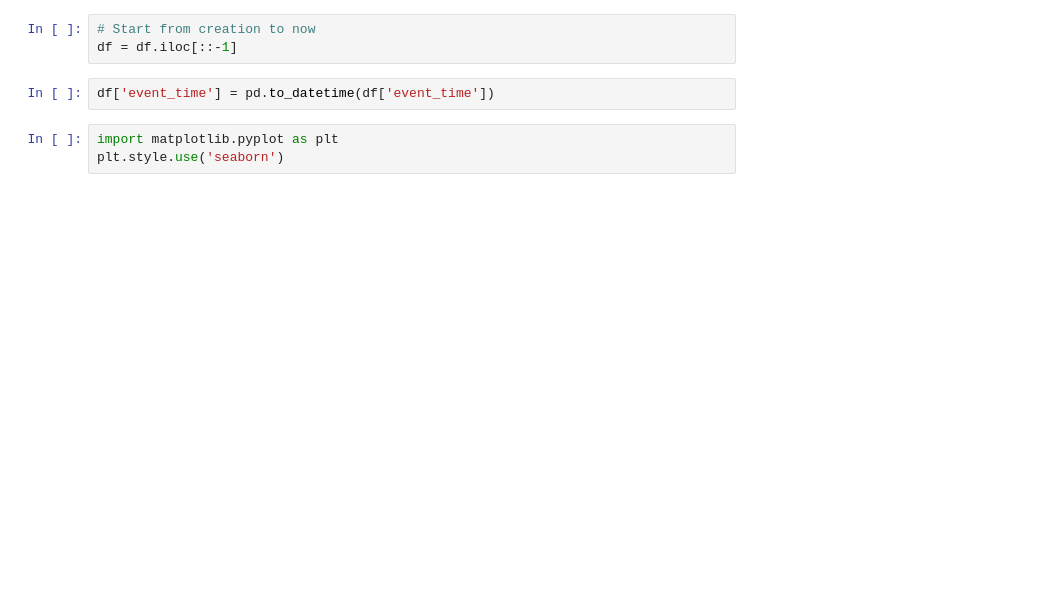
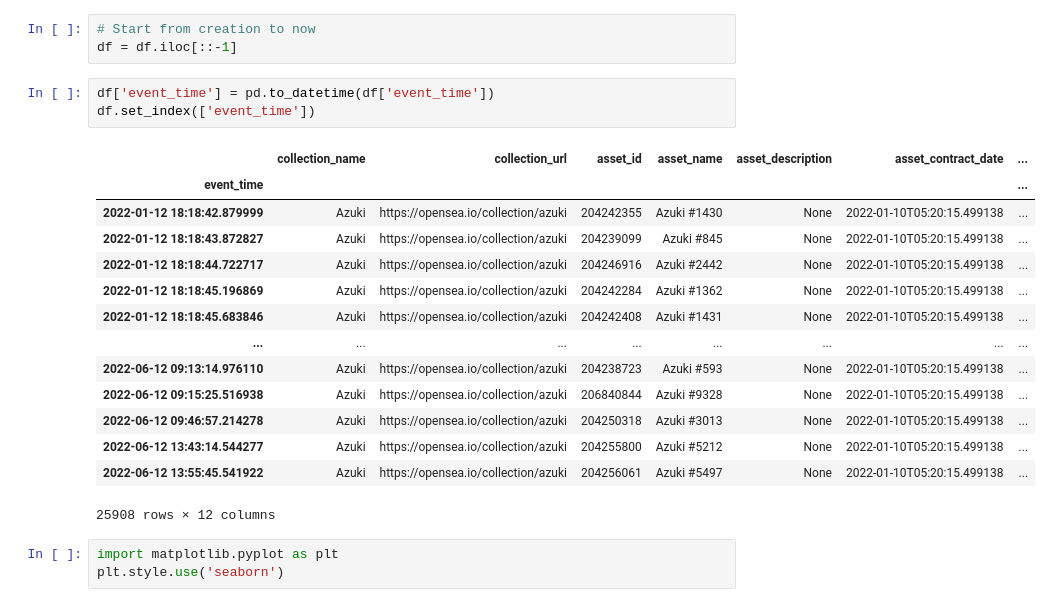
Before and after one commit to KrisOei/retrieve_openseas, a Jupyter notebook: clean_data.ipynb, the cells around one changed output. Drawn from its saved outputs; the diff is of its cells as text; blank space fills up the shorter version.

```diff
--- a/clean_data.ipynb
+++ b/clean_data.ipynb
@@ -76,6 +76,22 @@ df
 df = df.iloc[::-1]
 # %%
 df['event_time'] = pd.to_datetime(df['event_time'])
+df.set_index(['event_time'])
+# %% [output]
+|  | collection_name | collection_url | asset_id | asset_name | asset_description | asset_contract_date | ... |
+| event_time |  |  |  |  |  |  | ... |
+| 2022-01-12 18:18:42.879999 | Azuki | https://opensea.io/collection/azuki | 204242355 | Azuki #1430 | None | 2022-01-10T05:20:15.499138 | ... |
+| 2022-01-12 18:18:43.872827 | Azuki | https://opensea.io/collection/azuki | 204239099 | Azuki #845 | None | 2022-01-10T05:20:15.499138 | ... |
+| 2022-01-12 18:18:44.722717 | Azuki | https://opensea.io/collection/azuki | 204246916 | Azuki #2442 | None | 2022-01-10T05:20:15.499138 | ... |
+| 2022-01-12 18:18:45.196869 | Azuki | https://opensea.io/collection/azuki | 204242284 | Azuki #1362 | None | 2022-01-10T05:20:15.499138 | ... |
+| 2022-01-12 18:18:45.683846 | Azuki | https://opensea.io/collection/azuki | 204242408 | Azuki #1431 | None | 2022-01-10T05:20:15.499138 | ... |
+| ... | ... | ... | ... | ... | ... | ... | ... |
+| 2022-06-12 09:13:14.976110 | Azuki | https://opensea.io/collection/azuki | 204238723 | Azuki #593 | None | 2022-01-10T05:20:15.499138 | ... |
+| 2022-06-12 09:15:25.516938 | Azuki | https://opensea.io/collection/azuki | 206840844 | Azuki #9328 | None | 2022-01-10T05:20:15.499138 | ... |
+| 2022-06-12 09:46:57.214278 | Azuki | https://opensea.io/collection/azuki | 204250318 | Azuki #3013 | None | 2022-01-10T05:20:15.499138 | ... |
+| 2022-06-12 13:43:14.544277 | Azuki | https://opensea.io/collection/azuki | 204255800 | Azuki #5212 | None | 2022-01-10T05:20:15.499138 | ... |
+| 2022-06-12 13:55:45.541922 | Azuki | https://opensea.io/collection/azuki | 204256061 | Azuki #5497 | None | 2022-01-10T05:20:15.499138 | ... |
+25908 rows × 12 columns
 # %%
 import matplotlib.pyplot as plt
 plt.style.use('seaborn')
```
Also changed, not shown: parts of 3 cells of this notebook, 4 other files.
